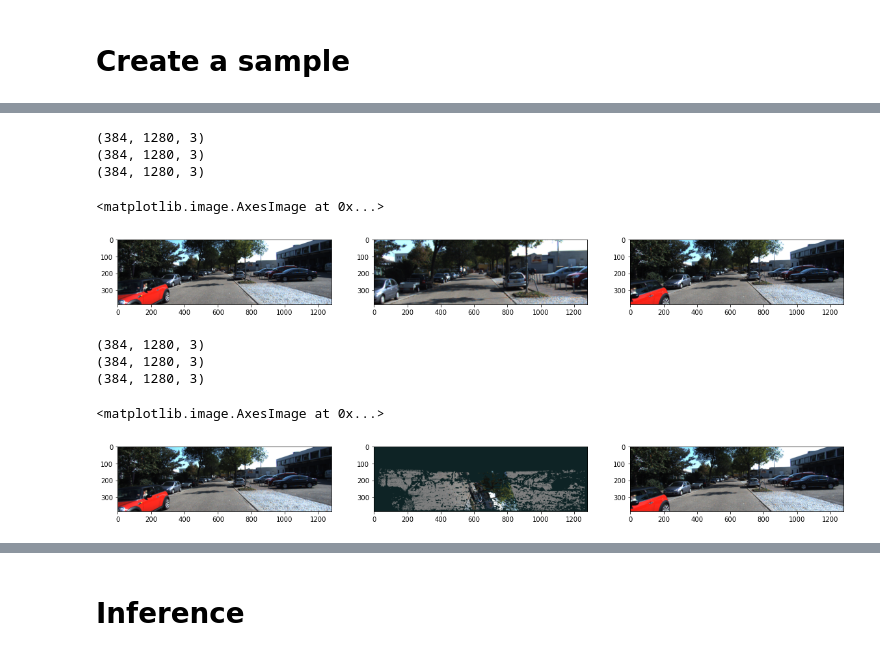
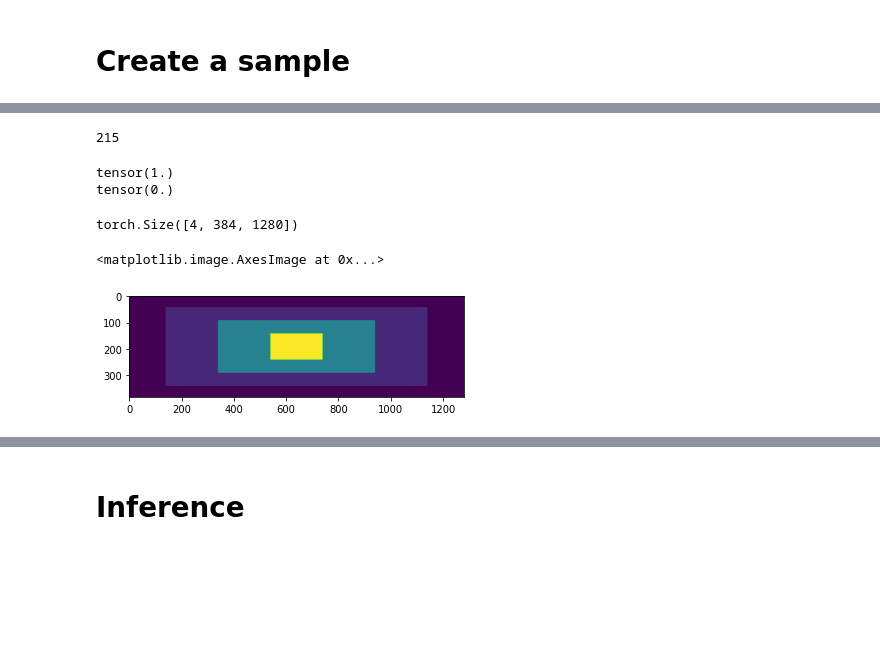
Before and after one commit to Monash-Connected-Autonomous-Vehicle/unsupervised-pseuso-LiDAR, a Jupyter notebook: test.ipynb, the cells around one changed output, grey strips where cells are left out. Drawn from its saved outputs; the diff is of its cells as text; code cells hidden in the pictures; blank space fills up the shorter version.

```diff
--- a/test.ipynb
+++ b/test.ipynb
@@ -132,11 +58,0 @@ proj = F.grid_sample(ref_img.unsqueeze(0).float(), X_grid, mode='bilinear', padd
-# %%
-fig, axs = plt.subplots(1, 3, figsize=(20, 20))
-axs[0].imshow(plt_tensor(ref_imgs[0][0]))
-axs[1].imshow(plt_tensor(proj[0]))
-axs[2].imshow(plt_tensor(tgt[0]))
-# %% [output]
-(384, 1280, 3)
-(384, 1280, 3)
-(384, 1280, 3)
-<matplotlib.image.AxesImage at 0x...>
-[figure, removed]
@@ -147,11 +59,40 @@ img, _ = inverse_warp(ref_imgs[0].double(), depth.double(), poses[0].double(), i
-# %%
-fig, axs = plt.subplots(1, 3, figsize=(20, 20))
-axs[0].imshow(plt_tensor(ref_imgs[0][0]))
-axs[1].imshow(plt_tensor(img[0]))
-axs[2].imshow(plt_tensor(tgt[0]))
-# %% [output]
-(384, 1280, 3)
-(384, 1280, 3)
-(384, 1280, 3)
-<matplotlib.image.AxesImage at 0x...>
-[figure, removed]
+# %%
+warped_sample.max()
+# %% [output]
+215
+# %%
+C, H, W = depth.shape
+depth = depth.view(C, -1)
+val, _= depth.max(1)
+val = val.unsqueeze(1)
+
+print(depth[0].max())
+
+depth = depth.sub(val)
+depth = depth.reshape(C, H, W )
+print(depth[0].max())
+# %% [output]
+tensor(1.)
+tensor(0.)
+# %%
+def create_mul_mask(tensor):
+
+    mul_mask = torch.ones_like(tensor)
+
+    C, H, W     = mul_mask.shape
+    c_h, c_w = H//2, W//2
+
+    mul_mask[:, c_h-150:c_h+150, c_w-500:c_w+500] = 2
+    mul_mask[:, c_h-100:c_h+100, c_w-300:c_w+300] = 5
+    mul_mask[:, c_h-50:c_h+50, c_w-100:c_w+100]   = 10
+
+    return mul_mask
+
+mask = create_mul_mask(depth)
+print(mask.shape)
+plot_img = mask.cpu().detach().numpy()
+plt.imshow(plot_img[3])
+# %% [output]
+torch.Size([4, 384, 1280])
+<matplotlib.image.AxesImage at 0x...>
+[figure, added]
```
Also changed, not shown: parts of 24 cells of this notebook, 7 other files.
